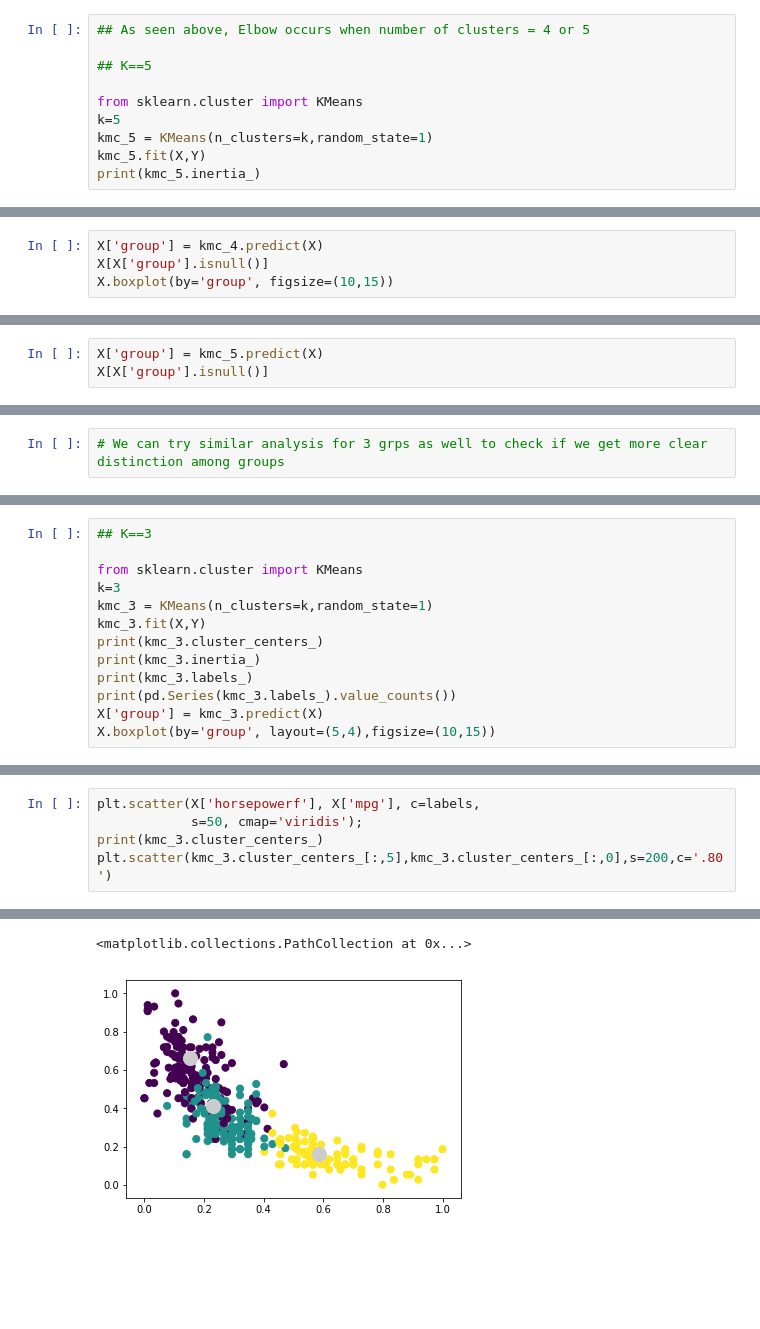
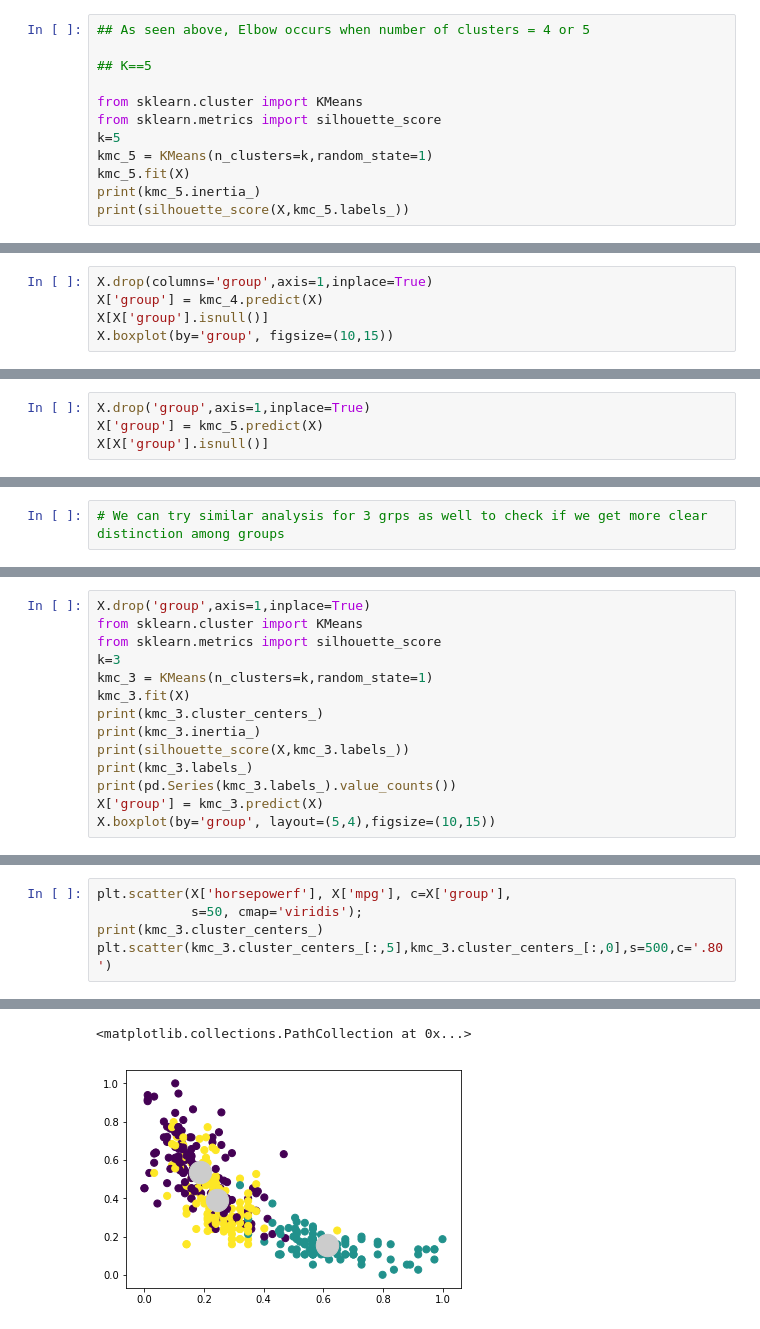
Before and after one commit to GreatLearningAIML1/chennai-aug-batch-senthilvelavan, a Jupyter notebook: Residency4-External/R4_External_Clustering.ipynb, the cells around one changed output, grey strips where cells are left out. Cells and saved outputs as stored; diff of their text form; blank space fills up the shorter version.

```diff
--- a/Residency4-External/R4_External_Clustering.ipynb
+++ b/Residency4-External/R4_External_Clustering.ipynb
@@ -462,8 +473,10 @@ print(kmc_4.inertia_)
 ## K==5
 
 from sklearn.cluster import KMeans
+from sklearn.metrics import silhouette_score
 k=5
 kmc_5 = KMeans(n_clusters=k,random_state=1)
-kmc_5.fit(X,Y)
+kmc_5.fit(X)
 print(kmc_5.inertia_)
+print(silhouette_score(X,kmc_5.labels_))
 # %% [output]
@@ -551,4 +574,5 @@ Name: USA, dtype: int64
 # %%
+X.drop(columns='group',axis=1,inplace=True)
 X['group'] = kmc_4.predict(X)
 X[X['group'].isnull()]
 X.boxplot(by='group', figsize=(10,15))
@@ -603,4 +708,5 @@ X.head(10)
 # %%
+X.drop('group',axis=1,inplace=True)
 X['group'] = kmc_5.predict(X)
 X[X['group'].isnull()]
 # %% [output]
@@ -654,12 +867,13 @@ writer.save()
 # %%
-## K==3
-
+X.drop('group',axis=1,inplace=True)
 from sklearn.cluster import KMeans
+from sklearn.metrics import silhouette_score
 k=3
 kmc_3 = KMeans(n_clusters=k,random_state=1)
-kmc_3.fit(X,Y)
+kmc_3.fit(X)
 print(kmc_3.cluster_centers_)
 print(kmc_3.inertia_)
+print(silhouette_score(X,kmc_3.labels_))
 print(kmc_3.labels_)
 print(pd.Series(kmc_3.labels_).value_counts())
 X['group'] = kmc_3.predict(X)
@@ -708,6 +922,6 @@ sns.barplot(pd.Series(kmc_3.labels_).unique(),pd.Series(kmc_3.labels_).value_cou
 # %%
-plt.scatter(X['horsepowerf'], X['mpg'], c=labels,
+plt.scatter(X['horsepowerf'], X['mpg'], c=X['group'],
             s=50, cmap='viridis');
 print(kmc_3.cluster_centers_)
-plt.scatter(kmc_3.cluster_centers_[:,5],kmc_3.cluster_centers_[:,0],s=200,c='.80')
+plt.scatter(kmc_3.cluster_centers_[:,5],kmc_3.cluster_centers_[:,0],s=500,c='.80')
 # %% [output]
@@ -723,2 +937,2 @@ plt.scatter(kmc_3.cluster_centers_[:,5],kmc_3.cluster_centers_[:,0],s=200,c='.80
 <matplotlib.collections.PathCollection at 0x...>
-[figure, old version]
+[figure, new version]
```
Also changed, not shown: parts of 51 cells of this notebook.
